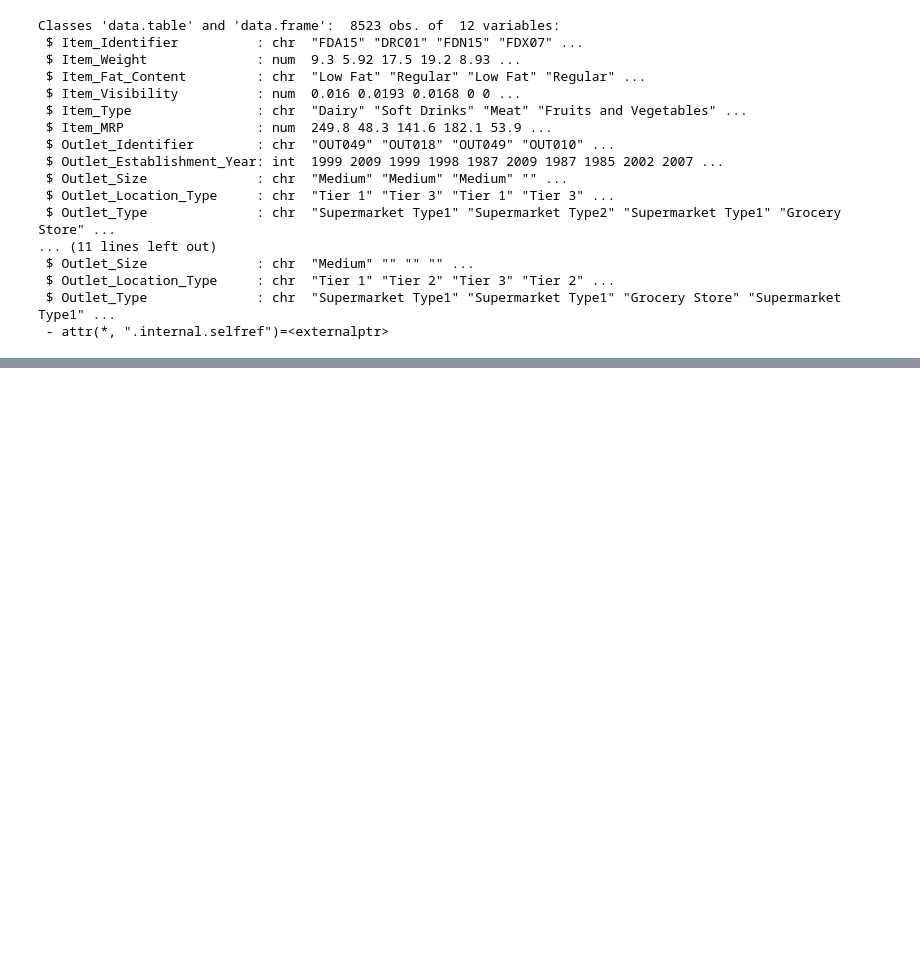
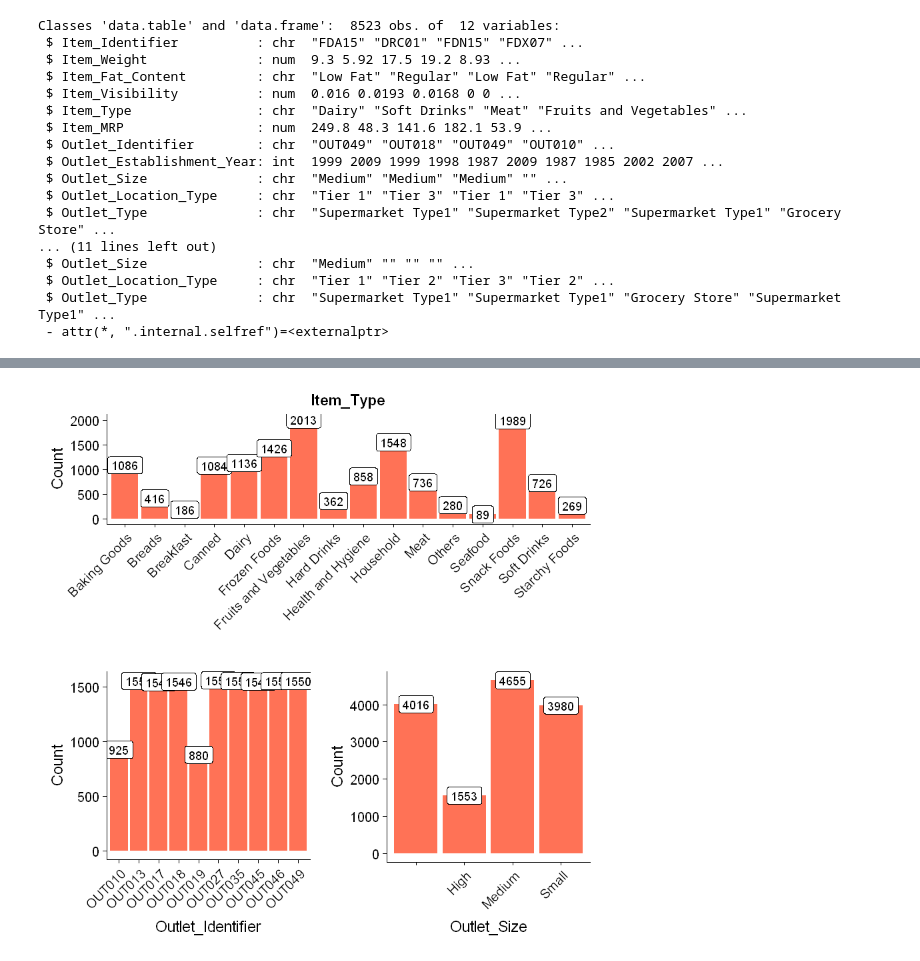
Before and after one commit to nkjadhav/Big-Mart-Sales-Prediction-Using-R, a Jupyter notebook: Big Mart Sales III.ipynb, the cells around one changed output, grey strips where cells are left out. Saved outputs shown, nothing was run; the diff lists cells and outputs as text; code cells hidden in the pictures; blank space fills up the shorter version.

```diff
--- a/Big Mart Sales III.ipynb
+++ b/Big Mart Sales III.ipynb
@@ -69,0 +108,26 @@ Classes 'data.table' and 'data.frame':  8523 obs. of  12 variables:
+# %%
+# plot for Item_Type
+p4 = ggplot(combi %>% group_by(Item_Type) %>% summarise(Count = n())) +
+  geom_bar(aes(Item_Type, Count), stat = "identity", fill = "coral1") +
+  xlab("") +
+  geom_label(aes(Item_Type, Count, label = Count), vjust = 0.5) +
+  theme(axis.text.x = element_text(angle = 45, hjust = 1))+
+  ggtitle("Item_Type")
+
+# plot for Outlet_Identifier
+p5 = ggplot(combi %>% group_by(Outlet_Identifier) %>% summarise(Count = n())) +
+  geom_bar(aes(Outlet_Identifier, Count), stat = "identity", fill = "coral1") +
+  geom_label(aes(Outlet_Identifier, Count, label = Count), vjust = 0.5) +
+  theme(axis.text.x = element_text(angle = 45, hjust = 1))
+
+# plot for Outlet_Size
+p6 = ggplot(combi %>% group_by(Outlet_Size) %>% summarise(Count = n())) +
+  geom_bar(aes(Outlet_Size, Count), stat = "identity", fill = "coral1") +
+  geom_label(aes(Outlet_Size, Count, label = Count), vjust = 0.5) +
+  theme(axis.text.x = element_text(angle = 45, hjust = 1))
+
+second_row = plot_grid(p5, p6, nrow = 1)
+
+plot_grid(p4, second_row, ncol = 1)
+# %% [output]
+[figure, added]
```
Also changed, not shown: parts of 28 cells of this notebook, 4 other files.
